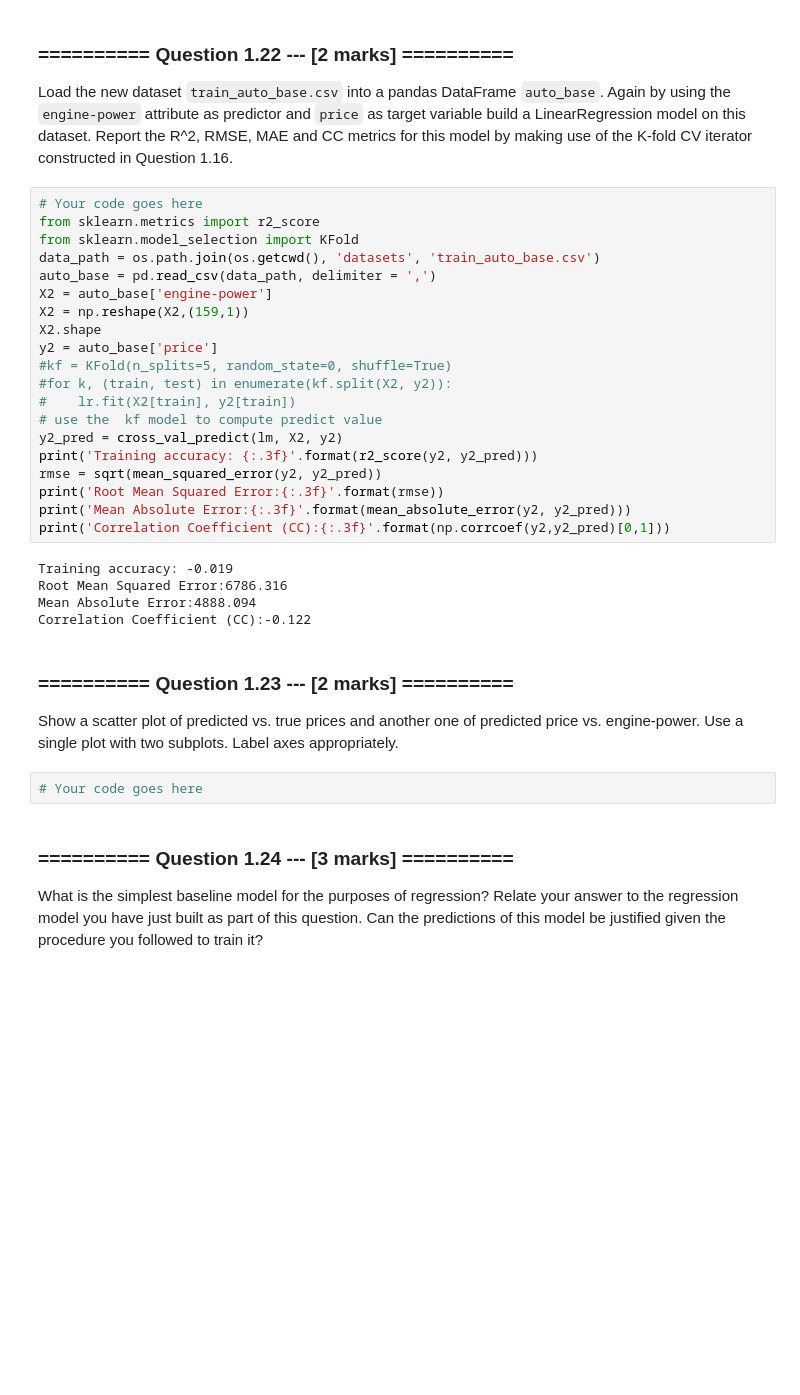
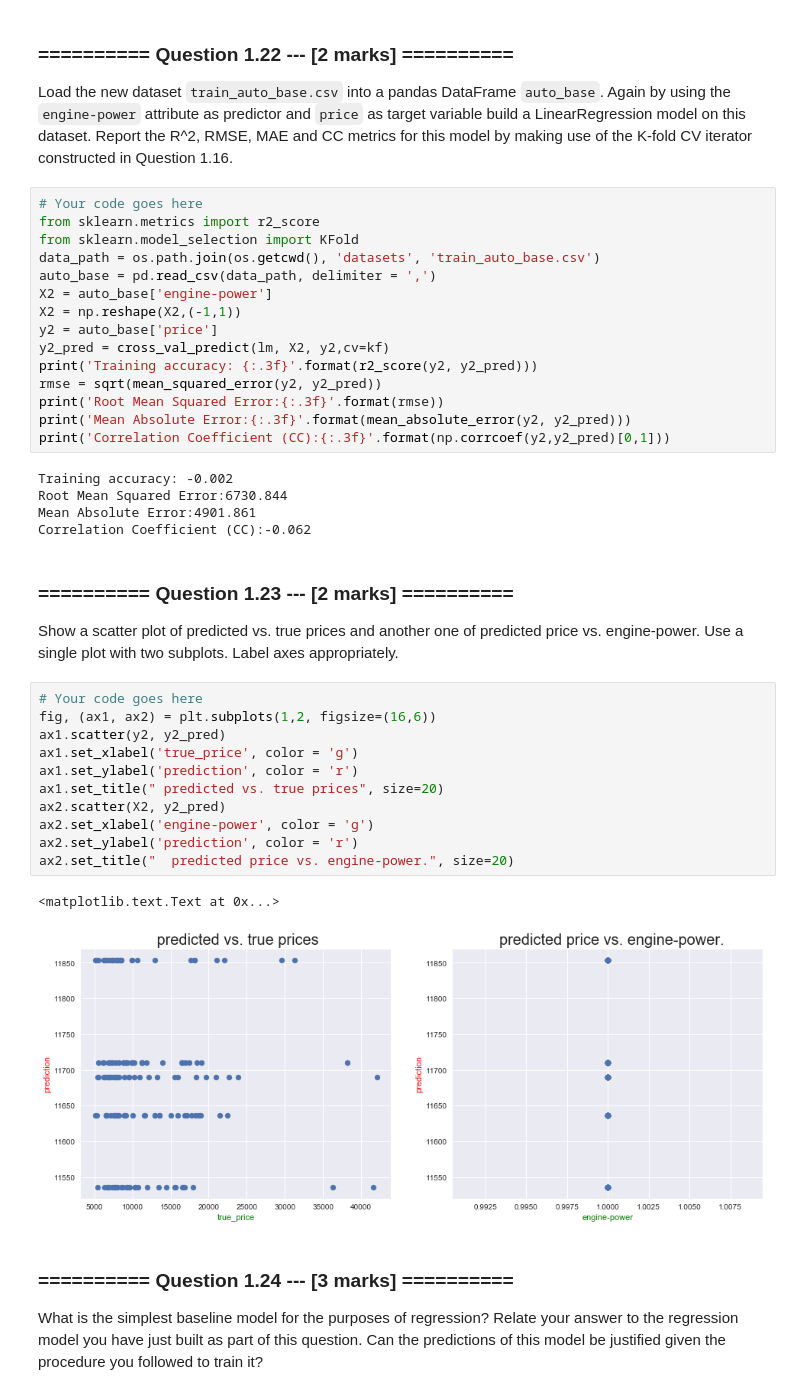
Before and after one commit to JessieWin/1234567, a Jupyter notebook: Downloads/iaml2017-master/05_Assignment_2.ipynb, the cells around one changed output. Saved outputs shown, nothing was run; the diff lists cells and outputs as text; blank space fills up the shorter version.

```diff
--- a/Downloads/iaml2017-master/05_Assignment_2.ipynb
+++ b/Downloads/iaml2017-master/05_Assignment_2.ipynb
@@ -390,29 +372,36 @@ from sklearn.model_selection import KFold
 data_path = os.path.join(os.getcwd(), 'datasets', 'train_auto_base.csv')
 auto_base = pd.read_csv(data_path, delimiter = ',')
 X2 = auto_base['engine-power']
-X2 = np.reshape(X2,(159,1))
-X2.shape
+X2 = np.reshape(X2,(-1,1))
 y2 = auto_base['price']
-#kf = KFold(n_splits=5, random_state=0, shuffle=True)
-#for k, (train, test) in enumerate(kf.split(X2, y2)):
-#    lr.fit(X2[train], y2[train])
-# use the  kf model to compute predict value
-y2_pred = cross_val_predict(lm, X2, y2)
+y2_pred = cross_val_predict(lm, X2, y2,cv=kf)
 print('Training accuracy: {:.3f}'.format(r2_score(y2, y2_pred)))
 rmse = sqrt(mean_squared_error(y2, y2_pred))
 print('Root Mean Squared Error:{:.3f}'.format(rmse))
 print('Mean Absolute Error:{:.3f}'.format(mean_absolute_error(y2, y2_pred)))
 print('Correlation Coefficient (CC):{:.3f}'.format(np.corrcoef(y2,y2_pred)[0,1]))
 # %% [output]
-Training accuracy: -0.019
-Root Mean Squared Error:6786.316
-Mean Absolute Error:4888.094
-Correlation Coefficient (CC):-0.122
+Training accuracy: -0.002
+Root Mean Squared Error:6730.844
+Mean Absolute Error:4901.861
+Correlation Coefficient (CC):-0.062
 # %% [markdown]
 ### ========== Question 1.23 --- [2 marks] ==========
 Show a scatter plot of predicted vs. true prices and another one of predicted price vs. engine-power. Use a single plot with two subplots. Label axes appropriately.
-# %%
-# Your code goes here
+# %%
+# Your code goes here
+fig, (ax1, ax2) = plt.subplots(1,2, figsize=(16,6))
+ax1.scatter(y2, y2_pred)
+ax1.set_xlabel('true_price', color = 'g')
+ax1.set_ylabel('prediction', color = 'r')
+ax1.set_title(" predicted vs. true prices", size=20)
+ax2.scatter(X2, y2_pred)
+ax2.set_xlabel('engine-power', color = 'g')
+ax2.set_ylabel('prediction', color = 'r')
+ax2.set_title("  predicted price vs. engine-power.", size=20)
+# %% [output]
+<matplotlib.text.Text at 0x...>
+[figure, added]
 # %% [markdown]
 ### ========== Question 1.24 --- [3 marks] ==========
 What is the simplest baseline model for the purposes of regression? Relate your answer to the regression model you have just built as part of this question. Can the predictions of this model be justified given the procedure you followed to train it?
```
Also changed, not shown: parts of 58 cells of this notebook.
